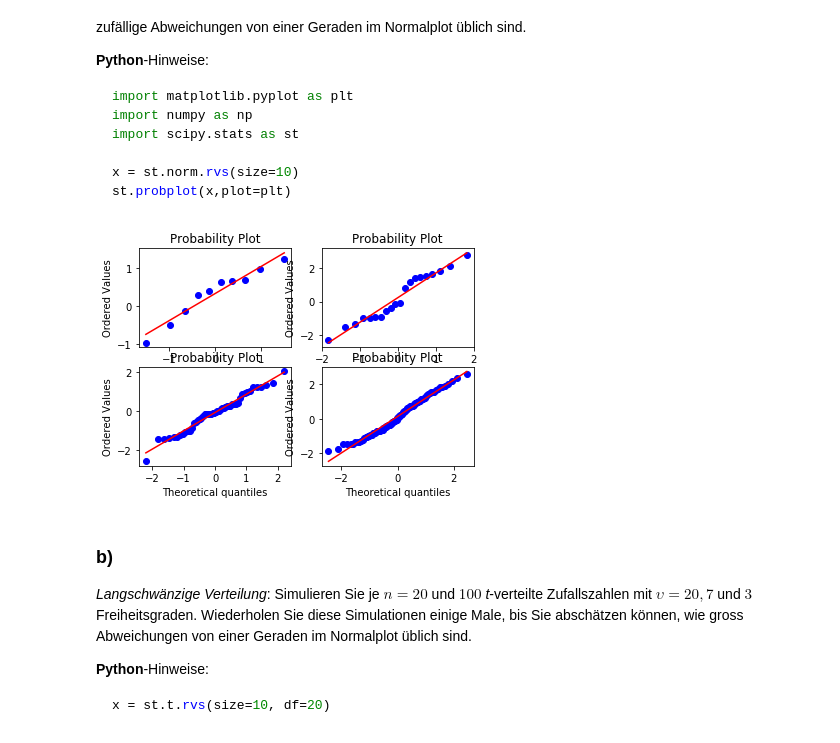
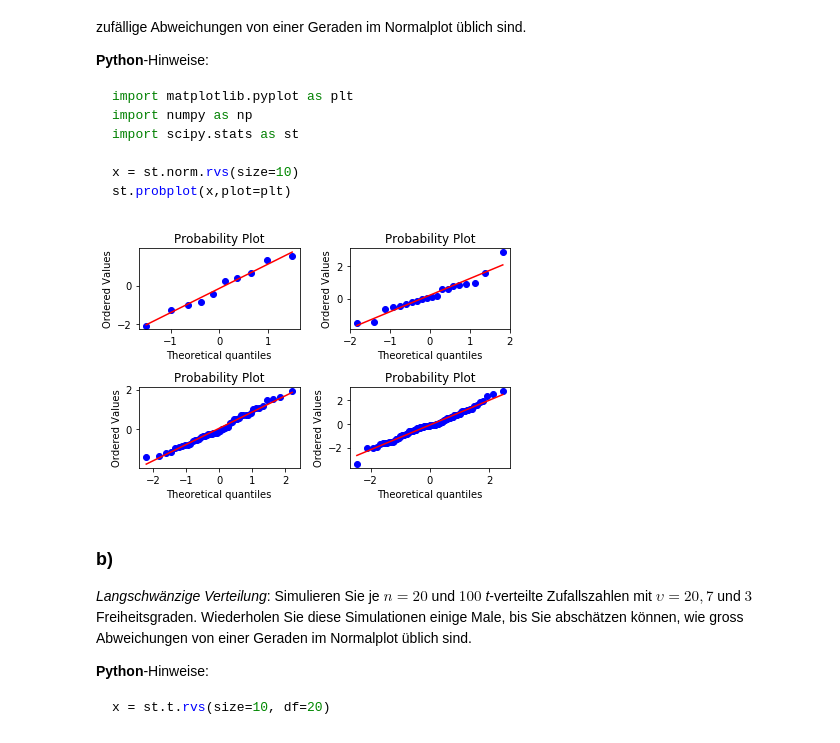
Before and after one commit to KilnOfTheSecondFlame/STAT_HS18_Exercises, a Jupyter notebook: 05_Exercise05/05_Exercie05.ipynb, the cells around one changed output. Drawn from its saved outputs; the diff is of its cells as text; code cells hidden in the pictures.

```diff
--- a/05_Exercise05/05_Exercie05.ipynb
+++ b/05_Exercise05/05_Exercie05.ipynb
@@ -22,23 +22,24 @@ st.probplot(x,plot=plt)
 # %%
 import matplotlib.pyplot as plt
 import numpy as np
 import scipy.stats as st
 
 plt.subplot(221)
 x = st.norm.rvs(size=10)
 st.probplot(x,plot=plt)
 plt.subplot(222)
 x = st.norm.rvs(size=20)
 st.probplot(x,plot=plt)
 plt.subplot(223)
 x = st.norm.rvs(size=50)
 st.probplot(x,plot=plt)
 plt.subplot(224)
 x = st.norm.rvs(size=100)
 st.probplot(x,plot=plt)
+plt.tight_layout()
 plt.show()
 # %% [output]
-[figure, old version]
+[figure, new version]
 # %% [markdown]
 ### b)
 _Langschwänzige Verteilung_: Simulieren Sie je $n = 20$ und $100$ _t_-verteilte Zufallszahlen mit $\upsilon = 20,7$ und $3$ Freiheitsgraden. Wiederholen Sie diese Simulationen einige Male, bis Sie abschätzen können, wie gross Abweichungen von einer Geraden im Normalplot üblich sind.
```
Also changed, not shown: parts of 11 cells of this notebook.
